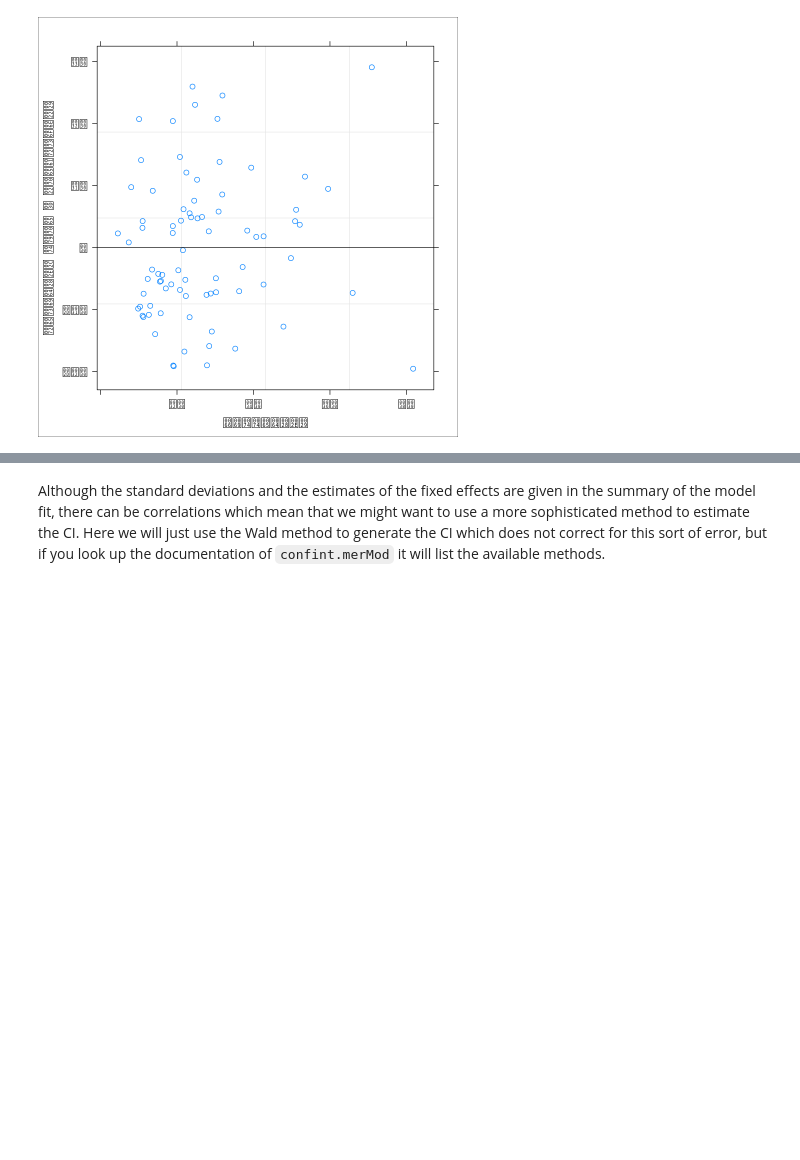
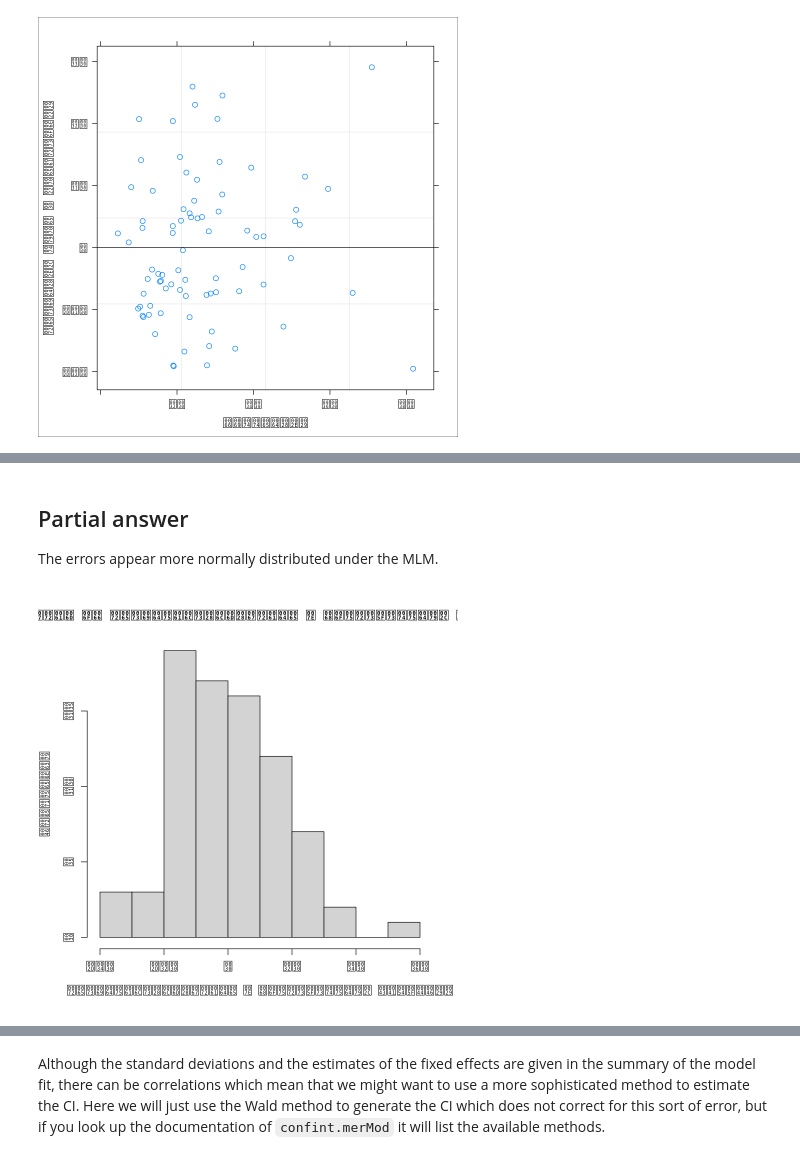
Before and after one commit to MaxFaschan/aas-extended-examples, a Jupyter notebook: example-4/example-4-answers-grades.ipynb, the cells around one changed output, grey strips where cells are left out. Saved outputs shown, nothing was run; the diff lists cells and outputs as text; code cells hidden in the pictures; blank space fills up the shorter version.

```diff
--- a/example-4/example-4-answers-grades.ipynb
+++ b/example-4/example-4-answers-grades.ipynb
@@ -271,0 +276,8 @@ plot(mlm_fit)
+# %% [markdown]
+## Partial answer
+
+The errors appear more normally distributed under the MLM.
+# %%
+hist(residuals(lm(grade ~ hours_study, CAT_DF)))
+# %% [output]
+[figure, added]
```
Also changed, not shown: parts of 2 cells of this notebook, 1 other file.
